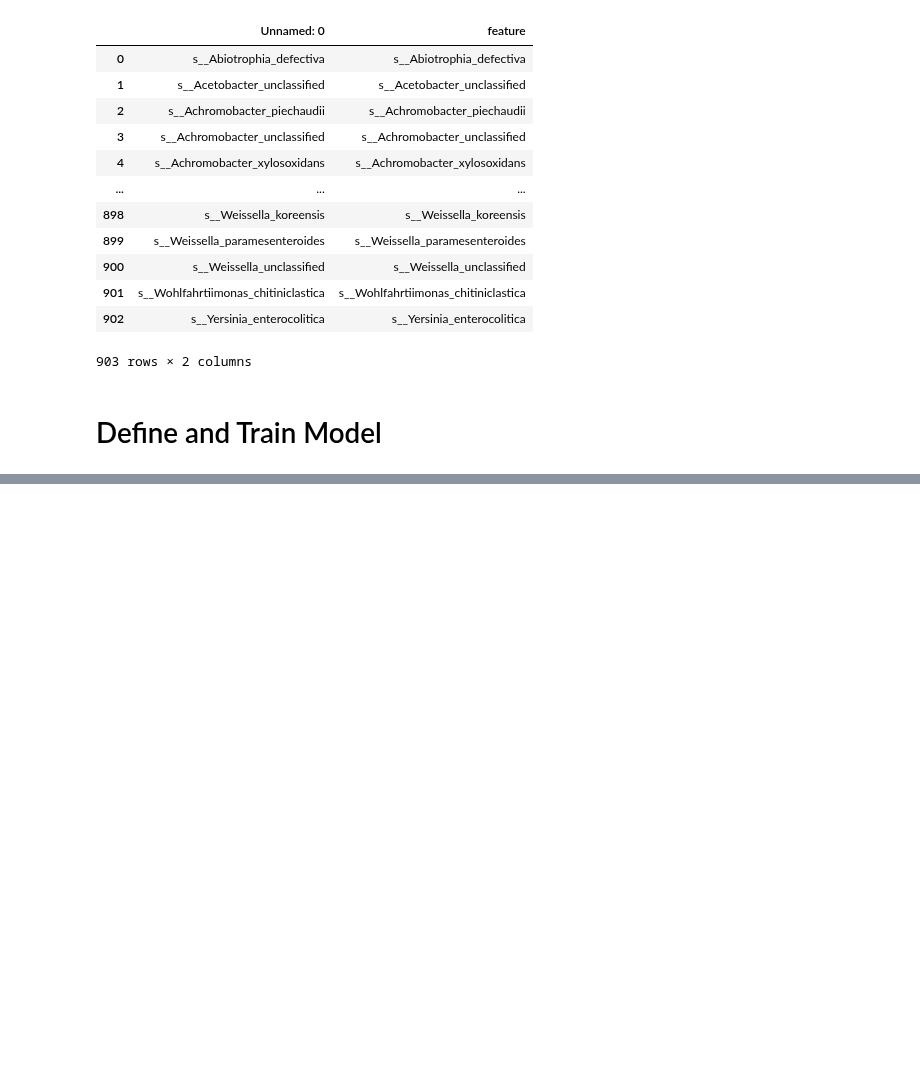
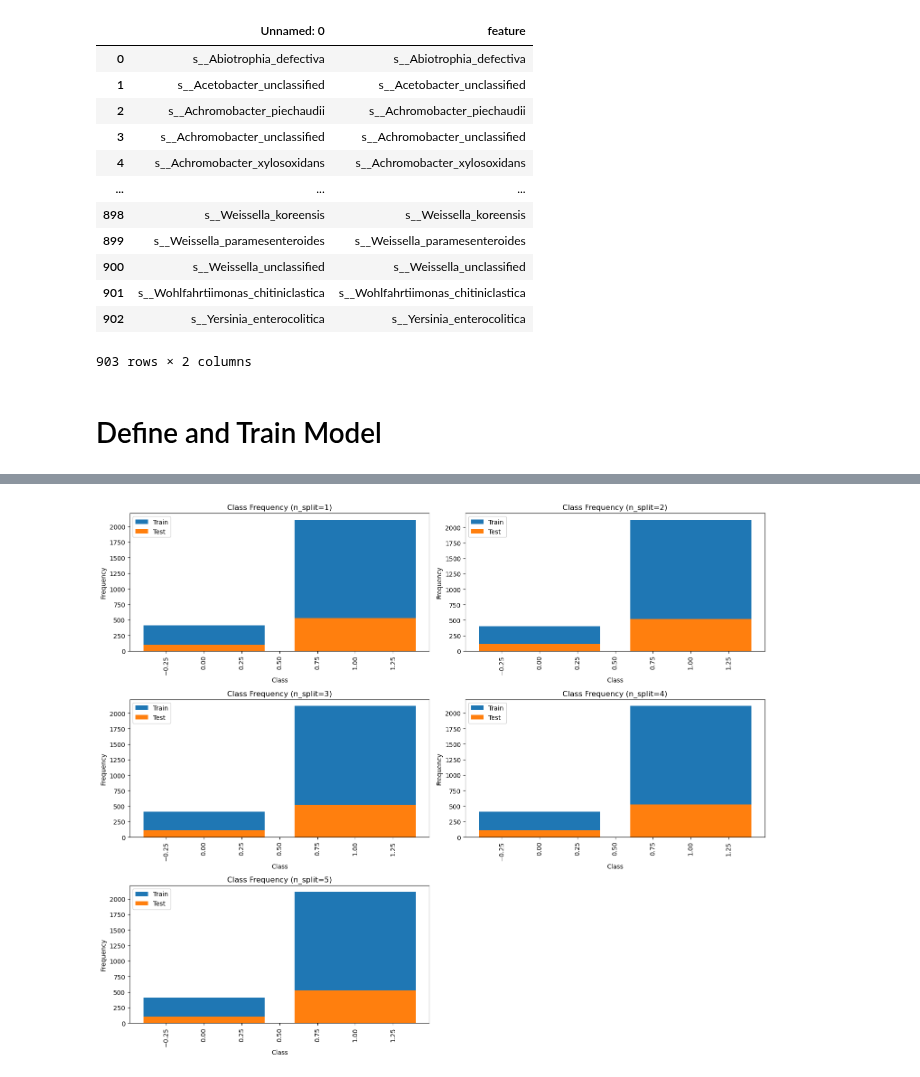
Before and after one commit to singjc/MetagenPipe, a Jupyter notebook: src/LogisticRegressionCV_PCA.ipynb, the cells around one changed output, grey strips where cells are left out. Drawn from its saved outputs; the diff is of its cells as text; code cells hidden in the pictures; blank space fills up the shorter version.

```diff
--- a/src/LogisticRegressionCV_PCA.ipynb
+++ b/src/LogisticRegressionCV_PCA.ipynb
@@ -188,0 +134,4 @@ sns.boxplot(data = scores_df, x = 'stage', y = 'score')
+# %%
+MyMultiTrainTester.plot_class_freq(normalize=True)
+# %% [output]
+[figure, added]
```
Also changed, not shown: parts of 14 cells of this notebook, 1 other file.
